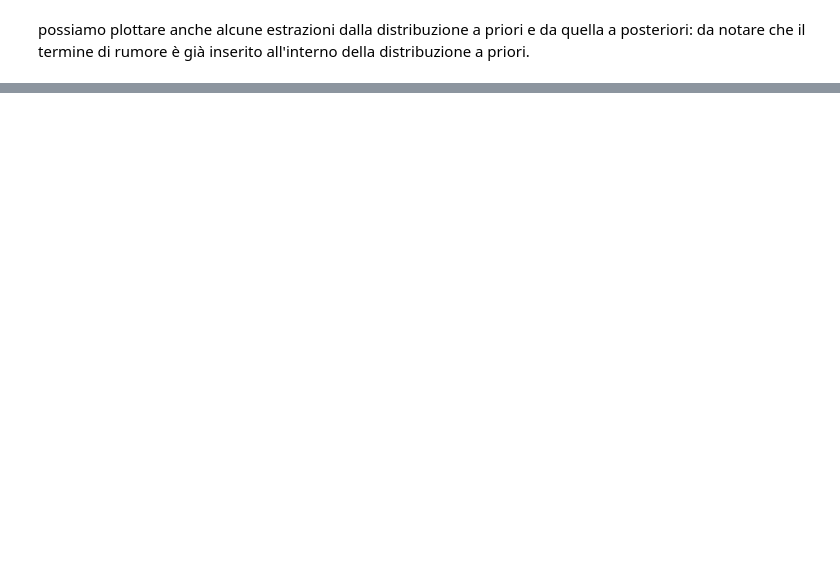
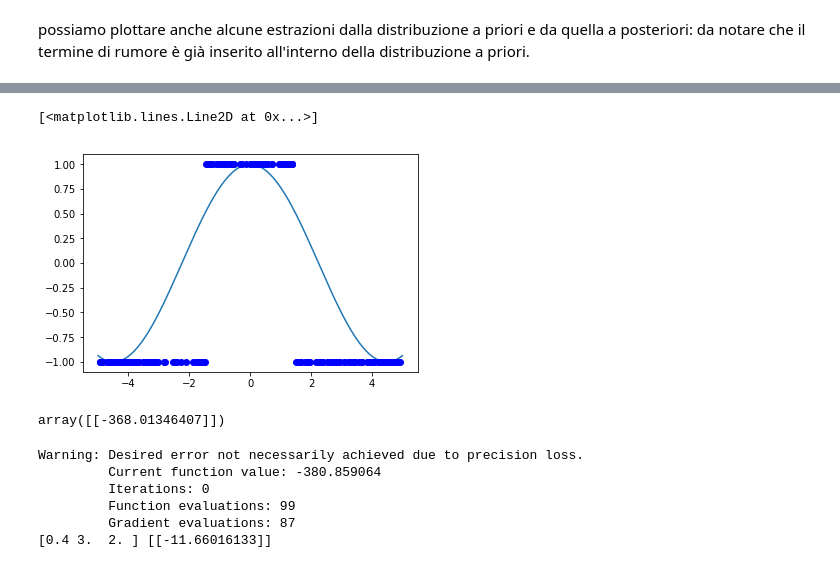
Before and after one commit to filippocastelli/GPnet, a Jupyter notebook: report_notebook.ipynb, the cells around one changed output, grey strips where cells are left out. Drawn from its saved outputs; the diff is of its cells as text; code cells hidden in the pictures; blank space fills up the shorter version.

```diff
--- a/report_notebook.ipynb
+++ b/report_notebook.ipynb
@@ -400,0 +528,37 @@ ylab = pl.ylabel('y')
+# %%
+N = 200
+n= 500
+# %%
+rng = np.random.RandomState(4)
+x = np.vstack(rng.uniform(-5, 5, N))
+xstar = np.linspace(-5, 5, n).reshape(-1,1)
+training_labels = np.vstack(np.where(f(x)<0.5, -1, 1))
+# %%
+pl.plot(xstar, f(xstar), ms=20)
+pl.plot(x, training_labels, 'bo')
+# %% [output]
+[<matplotlib.lines.Line2D at 0x...>]
+[figure, added]
+# %%
+logPosterior(theta, x, training_labels)
+# %% [output]
+array([[-368.01346407]])
+# %%
+lengthscale = 3
+constantscale = 0.4
+noise_scale = 2
+
+#theta =np.zeros((3,1))
+theta[0] = constantscale
+theta[1] = lengthscale
+theta[2] = noise_scale
+
+newtheta = so.fmin_cg(logPosterior, theta, fprime=gradLogPosterior, args=(x,training_labels), gtol=1e-4,maxiter=100,disp=1, full_output=0)
+print(newtheta, logPosterior(newtheta,data,labels))
+# %% [output]
+Warning: Desired error not necessarily achieved due to precision loss.
+         Current function value: -380.859064
+         Iterations: 0
+         Function evaluations: 99
+         Gradient evaluations: 87
+[0.4 3.  2. ] [[-11.66016133]]
```
Also changed, not shown: parts of 18 cells of this notebook, 1 other file.
